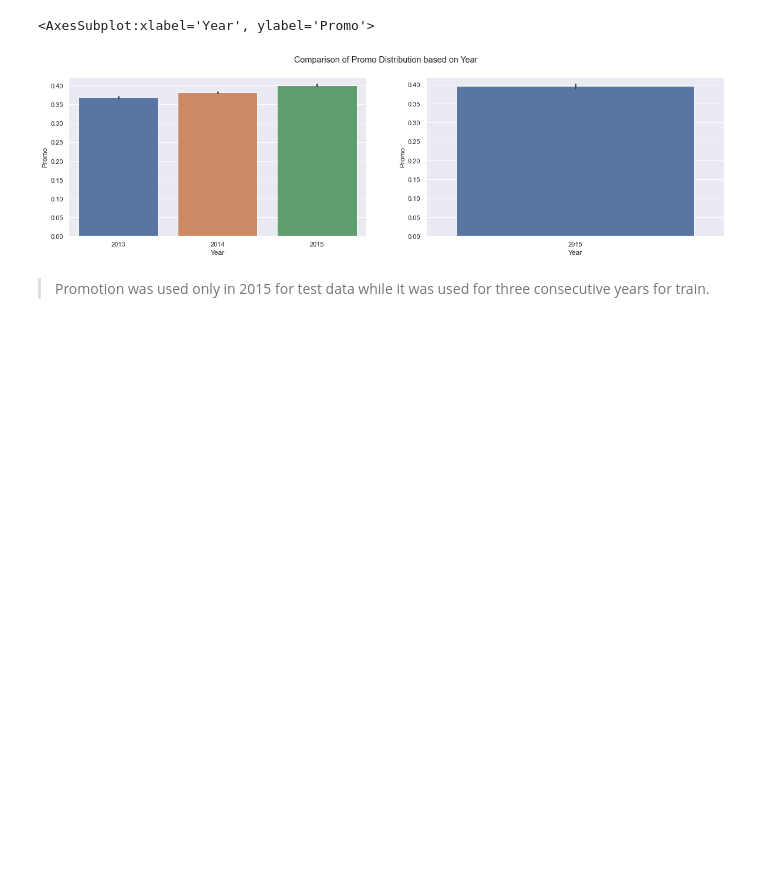
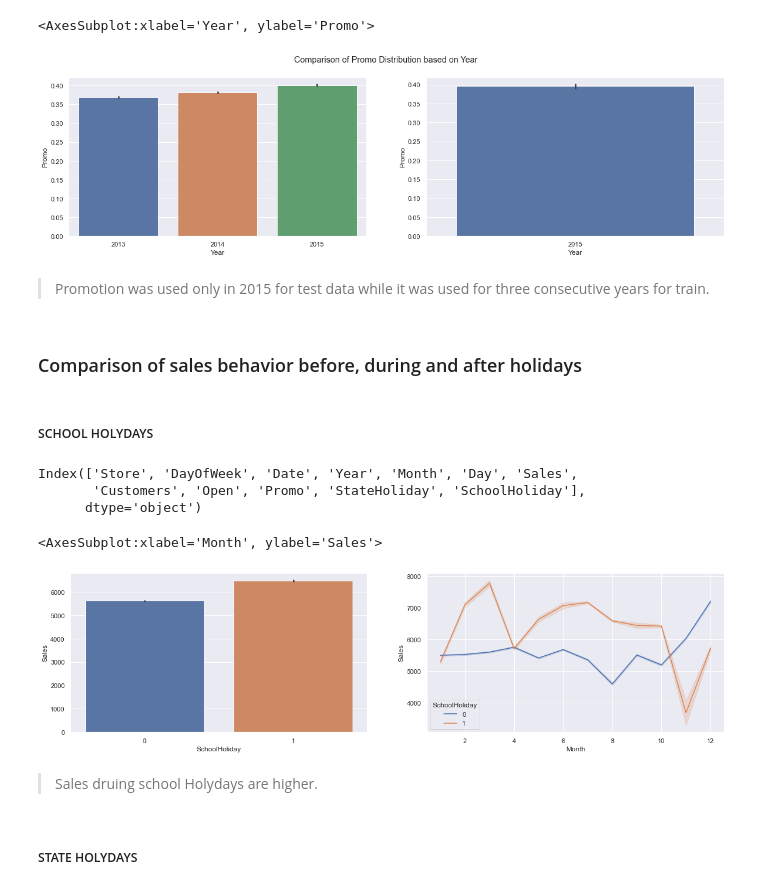
Before and after one commit to Melak2017/Pharmaceutical-Sales-Prediction-, a Jupyter notebook: notebooks/data_exploration.ipynb, the cells around one changed output. Drawn from its saved outputs; the diff is of its cells as text; code cells hidden in the pictures; blank space fills up the shorter version.

Commit message:
sales on school holidays

```diff
--- a/notebooks/data_exploration.ipynb
+++ b/notebooks/data_exploration.ipynb
@@ -208,3 +206,25 @@ sns.barplot('Year',"Promo", data=test_df,ax=axs[1])
 [figure]
 # %% [markdown]
 >Promotion was used only in 2015 for test data while  it was used for three consecutive years for train.
+# %% [markdown]
+### Comparison of sales behavior before, during and after holidays
+# %% [markdown]
+##### SCHOOL HOLYDAYS
+# %%
+train_df['SchoolHoliday'].unique()
+train_df.columns
+# %% [output]
+Index(['Store', 'DayOfWeek', 'Date', 'Year', 'Month', 'Day', 'Sales',
+       'Customers', 'Open', 'Promo', 'StateHoliday', 'SchoolHoliday'],
+      dtype='object')
+# %%
+fig, axs = plt.subplots(1, 2, figsize=(20, 5))
+sns.barplot('SchoolHoliday',"Sales", data=train_df,ax=axs[0])
+sns.lineplot(x='Month', y='Sales', hue='SchoolHoliday', data=train_df,ax=axs[1])
+# %% [output]
+<AxesSubplot:xlabel='Month', ylabel='Sales'>
+[figure, added]
+# %% [markdown]
+>Sales druing school Holydays are higher.
+# %% [markdown]
+##### STATE HOLYDAYS
```
Also changed, not shown: parts of 1 cell of this notebook.
